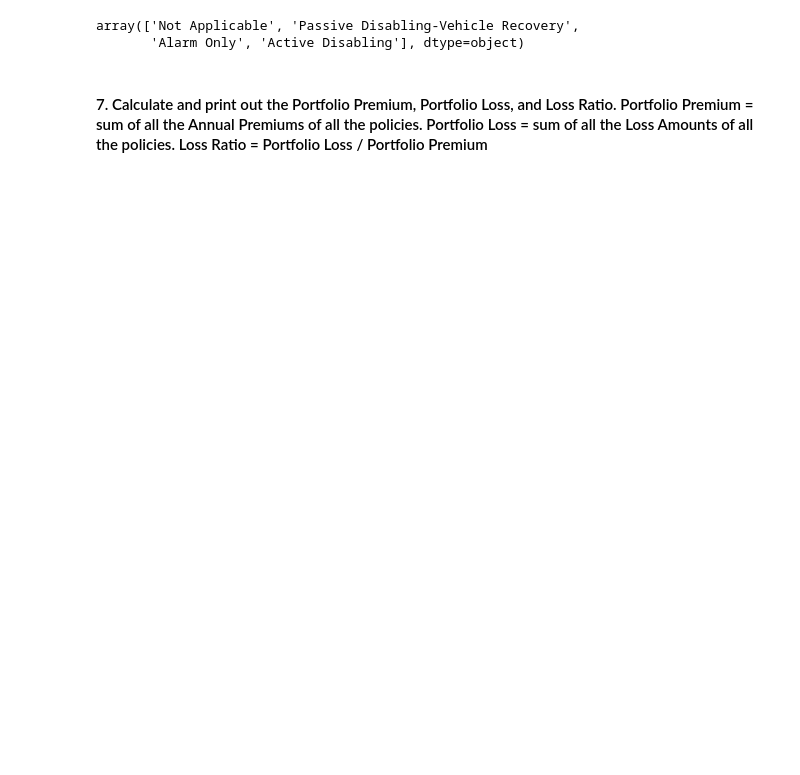
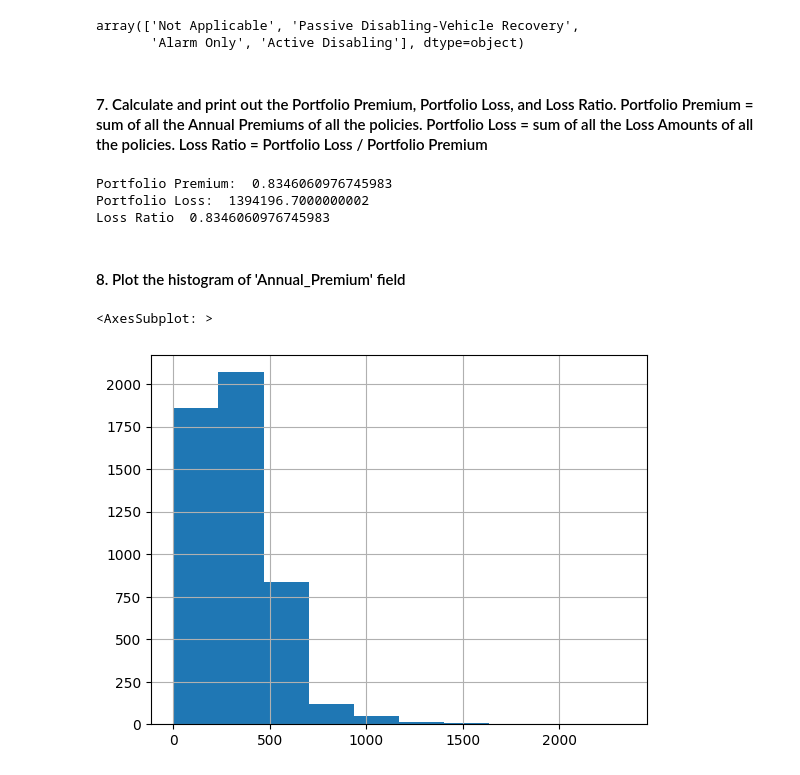
Before and after one commit to anumolu-hemanth/VisualAnalyticsHWAssignments, a Jupyter notebook: HW1/hw_1.ipynb, the cells around one changed output. Cells and saved outputs as stored; diff of their text form; code cells hidden in the pictures; blank space fills up the shorter version.

```diff
--- a/HW1/hw_1.ipynb
+++ b/HW1/hw_1.ipynb
@@ -8,7 +13,7 @@ import pandas as pd
 #### 1. Create a pandas data frame, df1, using the data in the ‘example_portfolio.csv’ file. Make sure that 'PolicyNo' is the index of this dataframe.
 # %%
 #readig the comma separated values from the example_protfolio.csv file
-df1 = pd.read_csv("C:/Users/ahema/Desktop/VA/HW1/example_portfolio.csv")
+df1 = pd.read_csv("example_portfolio.csv")
 #setting the policy no as index
 df1.set_index('PolicyNo')
 # %% [output]
@@ -145,3 +150,19 @@ array(['Not Applicable', 'Passive Disabling-Vehicle Recovery',
        'Alarm Only', 'Active Disabling'], dtype=object)
 # %% [markdown]
 #### 7. Calculate and print out the Portfolio Premium, Portfolio Loss, and Loss Ratio. Portfolio Premium = sum of all the Annual Premiums of all the policies. Portfolio Loss = sum of all the Loss Amounts of all the policies. Loss Ratio = Portfolio Loss / Portfolio Premium
+# %%
+portfolio_premium = df2['Annual_Premium'].sum()
+portfolio_loss = df2['Loss_Amount'].sum()
+loss_ratio = portfolio_loss/portfolio_premium
+print('Portfolio Premium: ', loss_ratio , '\nPortfolio Loss: ', portfolio_loss , '\nLoss Ratio ',loss_ratio)
+# %% [output]
+Portfolio Premium:  0.8346060976745983
+Portfolio Loss:  1394196.7000000002
+Loss Ratio  0.8346060976745983
+# %% [markdown]
+#### 8. Plot the histogram of 'Annual_Premium' field
+# %%
+df2['Annual_Premium'].hist()
+# %% [output]
+<AxesSubplot: >
+[figure, added]
```
Also changed, not shown: parts of 28 cells of this notebook, 3 other files.
